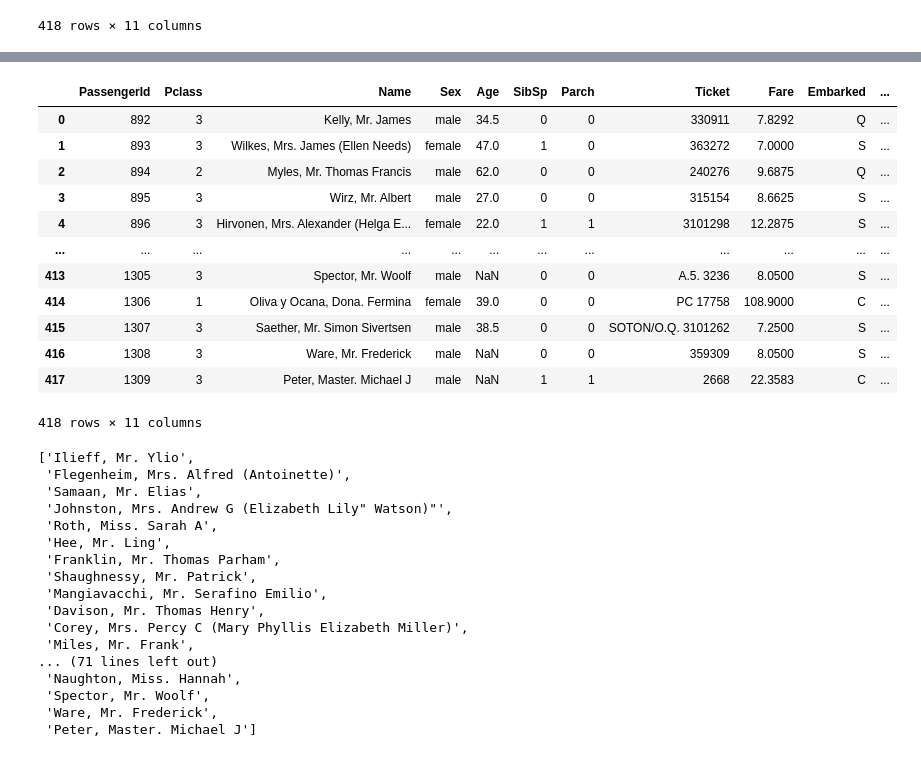
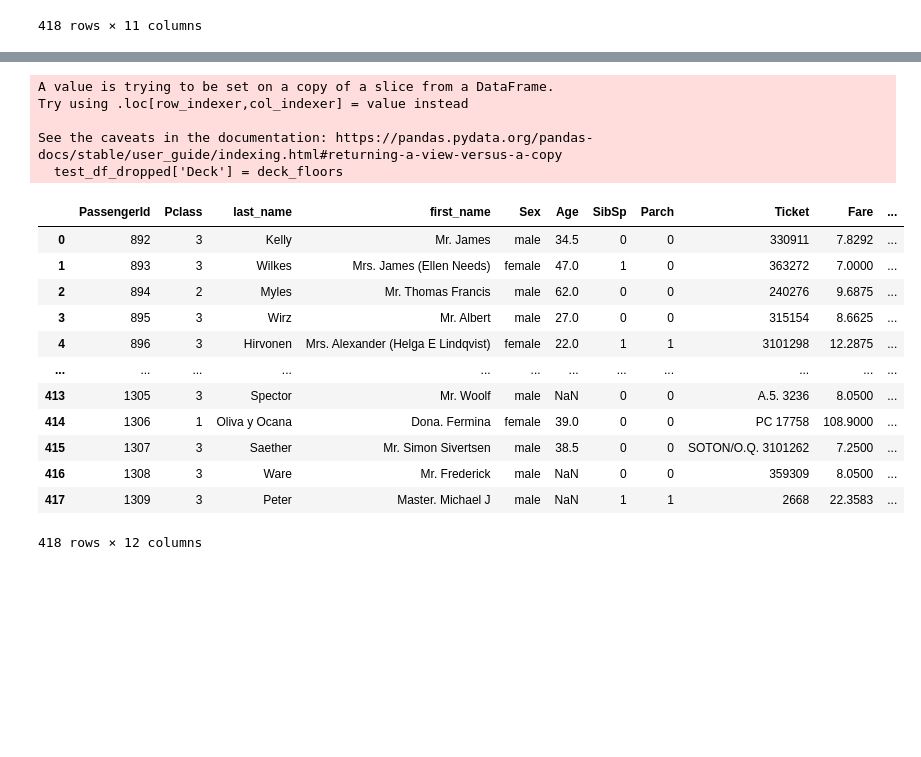
Before and after one commit to Mariomtz0713/Project-4, a Jupyter notebook: Titanic/titanic_ETD.ipynb, the cells around one changed output, grey strips where cells are left out. Drawn from its saved outputs; the diff is of its cells as text; code cells hidden in the pictures; blank space fills up the shorter version.

Commit message:
Created full class csv and began query to fill missing age values

```diff
--- a/Titanic/titanic_ETD.ipynb
+++ b/Titanic/titanic_ETD.ipynb
@@ -69,0 +49,7 @@ test_df_dropped.head()
+# %%
+# Splitting Name to first and last and dropping Name and Cabin columns
+test_df[['last_name', 'first_name']] = test_df['Name'].str.split(',', expand=True)
+test_df_dropped = test_df[['PassengerId', 'Pclass', 'last_name','first_name', 'Sex', 'Age', 'SibSp', 'Parch',
+       'Ticket', 'Fare', 'Embarked']]
+
+test_df_dropped
@@ -70,46 +70,32 @@ test_df_dropped.head()
 # %%
-deck_list = []
+# Creating Deck column, binning passengers by their class
+deck_floors = []
 
-for class_number in test_df_dropped['Pclass']:
-    if class_number == 1:
-        deck_list.append('A,B,C,D,E')
+for class_status in test_df_dropped['Pclass']:
+    if class_status == 1:
+        deck_floors.append('A,B,C,D,E')
     else:
-        deck_list.append('D,E,F,G')
+        deck_floors.append('D,E,F,G')
 
-test_df_dropped['Deck'] = deck_list
+test_df_dropped['Deck'] = deck_floors
+
 test_df_dropped
 # %% [output]
+A value is trying to be set on a copy of a slice from a DataFrame.
+Try using .loc[row_indexer,col_indexer] = value instead
+
+See the caveats in the documentation: https://pandas.pydata.org/pandas-docs/stable/user_guide/indexing.html#returning-a-view-versus-a-copy
+  test_df_dropped['Deck'] = deck_floors
-|  | PassengerId | Pclass | Name | Sex | Age | SibSp | Parch | Ticket | Fare | Embarked | ... |
-| 0 | 892 | 3 | Kelly, Mr. James | male | 34.5 | 0 | 0 | 330911 | 7.8292 | Q | ... |
-| 1 | 893 | 3 | Wilkes, Mrs. James (Ellen Needs) | female | 47.0 | 1 | 0 | 363272 | 7.0000 | S | ... |
-| 2 | 894 | 2 | Myles, Mr. Thomas Francis | male | 62.0 | 0 | 0 | 240276 | 9.6875 | Q | ... |
-| 3 | 895 | 3 | Wirz, Mr. Albert | male | 27.0 | 0 | 0 | 315154 | 8.6625 | S | ... |
-| 4 | 896 | 3 | Hirvonen, Mrs. Alexander (Helga E... | female | 22.0 | 1 | 1 | 3101298 | 12.2875 | S | ... |
+|  | PassengerId | Pclass | last_name | first_name | Sex | Age | SibSp | Parch | Ticket | Fare | ... |
+| 0 | 892 | 3 | Kelly | Mr. James | male | 34.5 | 0 | 0 | 330911 | 7.8292 | ... |
+| 1 | 893 | 3 | Wilkes | Mrs. James (Ellen Needs) | female | 47.0 | 1 | 0 | 363272 | 7.0000 | ... |
+| 2 | 894 | 2 | Myles | Mr. Thomas Francis | male | 62.0 | 0 | 0 | 240276 | 9.6875 | ... |
+| 3 | 895 | 3 | Wirz | Mr. Albert | male | 27.0 | 0 | 0 | 315154 | 8.6625 | ... |
+| 4 | 896 | 3 | Hirvonen | Mrs. Alexander (Helga E Lindqvist) | female | 22.0 | 1 | 1 | 3101298 | 12.2875 | ... |
 | ... | ... | ... | ... | ... | ... | ... | ... | ... | ... | ... | ... |
-| 413 | 1305 | 3 | Spector, Mr. Woolf | male | NaN | 0 | 0 | A.5. 3236 | 8.0500 | S | ... |
-| 414 | 1306 | 1 | Oliva y Ocana, Dona. Fermina | female | 39.0 | 0 | 0 | PC 17758 | 108.9000 | C | ... |
-| 415 | 1307 | 3 | Saether, Mr. Simon Sivertsen | male | 38.5 | 0 | 0 | SOTON/O.Q. 3101262 | 7.2500 | S | ... |
-| 416 | 1308 | 3 | Ware, Mr. Frederick | male | NaN | 0 | 0 | 359309 | 8.0500 | S | ... |
-| 417 | 1309 | 3 | Peter, Master. Michael J | male | NaN | 1 | 1 | 2668 | 22.3583 | C | ... |
+| 413 | 1305 | 3 | Spector | Mr. Woolf | male | NaN | 0 | 0 | A.5. 3236 | 8.0500 | ... |
+| 414 | 1306 | 1 | Oliva y Ocana | Dona. Fermina | female | 39.0 | 0 | 0 | PC 17758 | 108.9000 | ... |
+| 415 | 1307 | 3 | Saether | Mr. Simon Sivertsen | male | 38.5 | 0 | 0 | SOTON/O.Q. 3101262 | 7.2500 | ... |
+| 416 | 1308 | 3 | Ware | Mr. Frederick | male | NaN | 0 | 0 | 359309 | 8.0500 | ... |
+| 417 | 1309 | 3 | Peter | Master. Michael J | male | NaN | 1 | 1 | 2668 | 22.3583 | ... |
-418 rows × 11 columns
+418 rows × 12 columns
-# %%
-list_of_names_test_csv = list(test_df_dropped[test_df_dropped.isnull().any(axis=1)]['Name'])
-list_of_names_test_csv
-# %% [output]
-['Ilieff, Mr. Ylio',
- 'Flegenheim, Mrs. Alfred (Antoinette)',
- 'Samaan, Mr. Elias',
- 'Johnston, Mrs. Andrew G (Elizabeth Lily" Watson)"',
- 'Roth, Miss. Sarah A',
- 'Hee, Mr. Ling',
- 'Franklin, Mr. Thomas Parham',
- 'Shaughnessy, Mr. Patrick',
- 'Mangiavacchi, Mr. Serafino Emilio',
- 'Davison, Mr. Thomas Henry',
- 'Corey, Mrs. Percy C (Mary Phyllis Elizabeth Miller)',
- 'Miles, Mr. Frank',
-... (71 lines left out)
- 'Naughton, Miss. Hannah',
- 'Spector, Mr. Woolf',
- 'Ware, Mr. Frederick',
- 'Peter, Master. Michael J']
```
Also changed, not shown: parts of 26 cells of this notebook, 3 other files.
